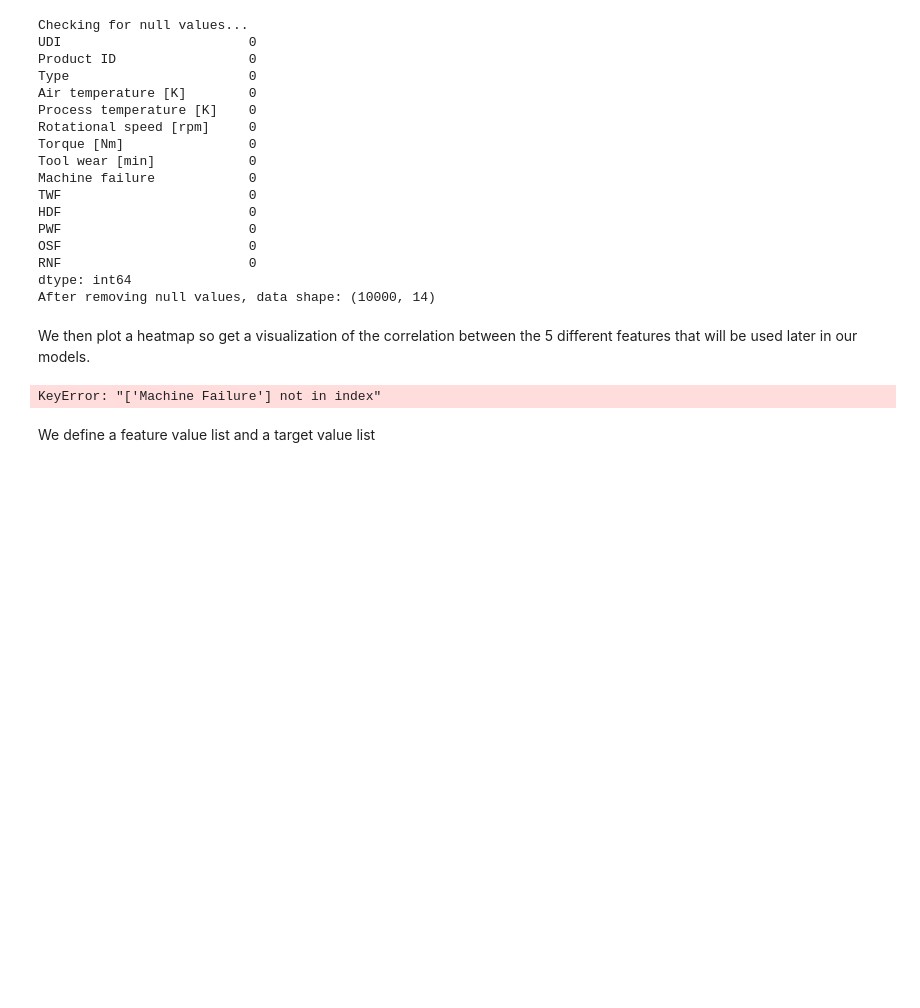
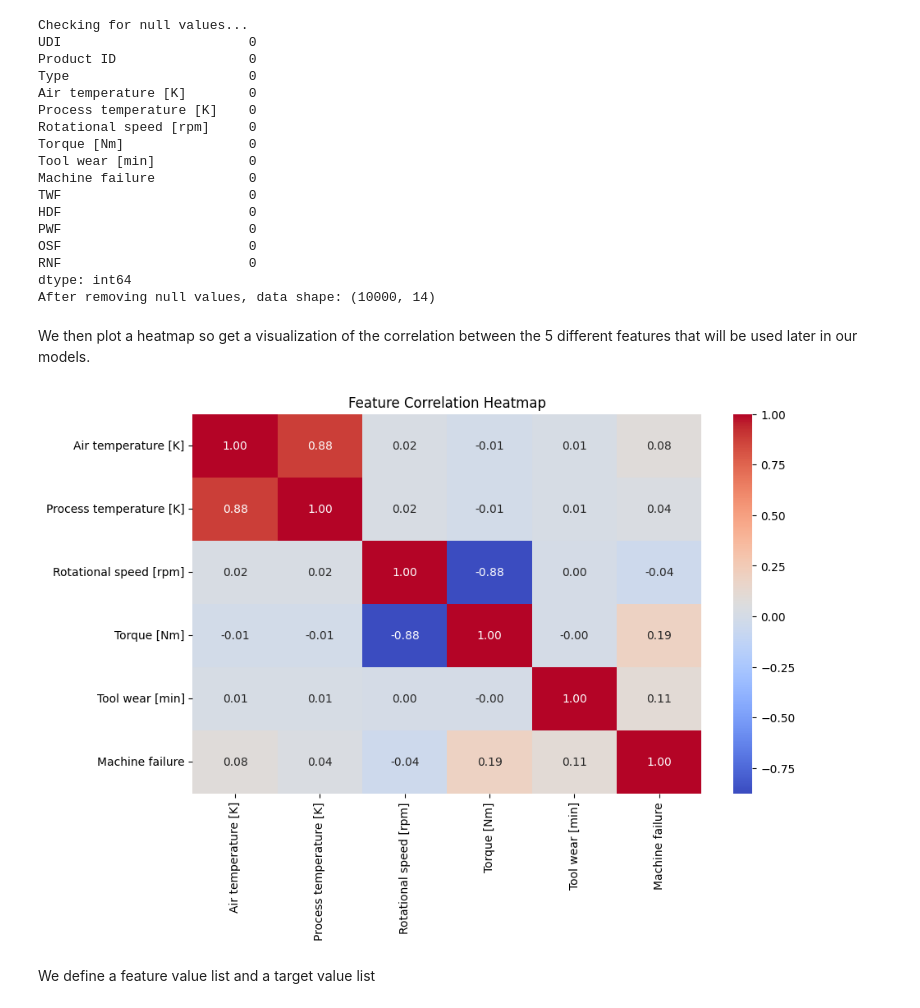
Before and after one commit to Jonx0880/MachineLearningMiniProject, a Jupyter notebook: PredictiveMaintenance.ipynb, the cells around one changed output. Cells and saved outputs as stored; diff of their text form; code cells hidden in the pictures; blank space fills up the shorter version.

```diff
--- a/PredictiveMaintenance.ipynb
+++ b/PredictiveMaintenance.ipynb
@@ -57,19 +57,19 @@ After removing null values, data shape: (10000, 14)
 # %% [markdown]
 We then plot a heatmap so get a visualization of the correlation between the 5 different features that will be used later in our models.
 # %%
-#Define a list for feature names and values
-features = ['Air temperature [K]', 'Process temperature [K]', 'Rotational speed [rpm]',
+#Define a list for feature/target names and values
+HeatMapVariables = ['Air temperature [K]', 'Process temperature [K]', 'Rotational speed [rpm]',
             'Torque [Nm]', 'Tool wear [min]', 'Machine failure']
 
-numeric_data = data[features]
+numeric_data = data[HeatMapVariables]
 
 #Calculates (pearson) correlation using pandas function .corr() and plot the heatmap
 plt.figure(figsize=(10, 6))
 sns.heatmap(numeric_data.corr(), annot=True, cmap="coolwarm", fmt=".2f")
 plt.title("Feature Correlation Heatmap")
 plt.show()
 # %% [output]
-KeyError: "['Machine Failure'] not in index"
+[figure, added]
 # %% [markdown]
 We define a feature value list and a target value list
 # %%
```
Also changed, not shown: parts of 1 cell of this notebook.
